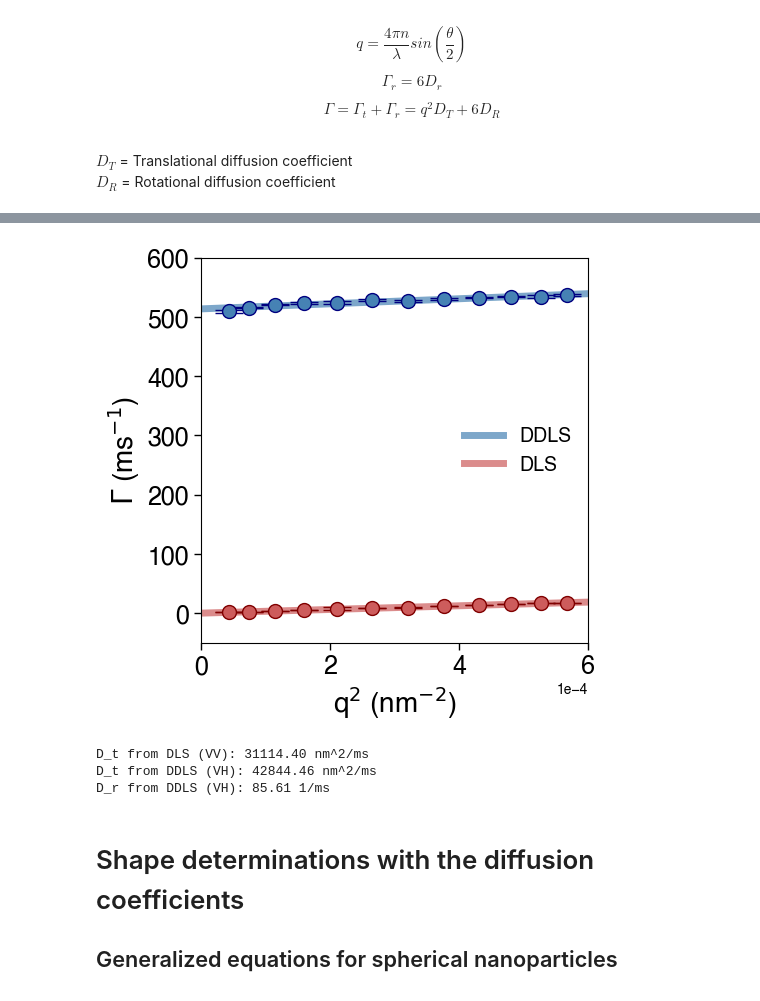
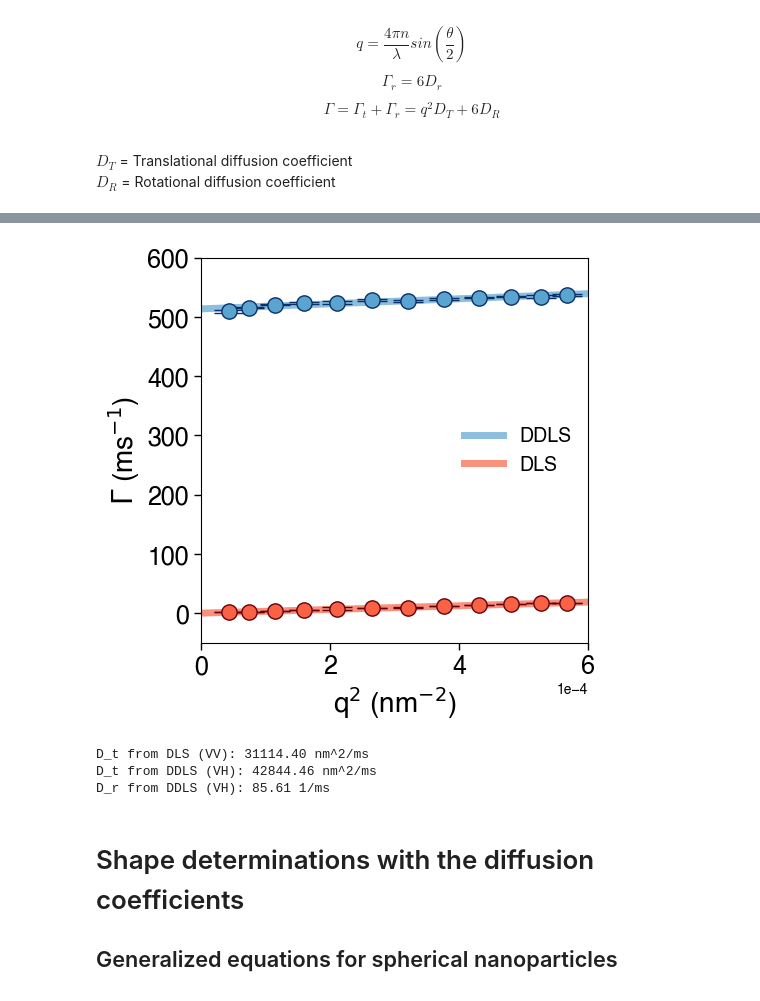
Before and after one commit to Ningravi/Anisotropic-NPs-Shape-Determination, a Jupyter notebook: Anisotropic Nanoparticle Size Determination using DLS and DDLS .ipynb, the cells around one changed output, grey strips where cells are left out. Cells and saved outputs as stored; diff of their text form; code cells hidden in the pictures.

```diff
--- a/Anisotropic Nanoparticle Size Determination using DLS and DDLS .ipynb
+++ b/Anisotropic Nanoparticle Size Determination using DLS and DDLS .ipynb
@@ -676,38 +676,38 @@ popt_VH, pcov_VH = curve_fit(linear_fit_VH, q2, average_gammas_VH)
 D_t_VH = popt_VH[0]
 D_r_VH = popt_VH[1]
 
 extrapolated_q2 = np.linspace(0, 0.0006, 100)
 extrapolated_gammas_VV = linear_fit_VV(extrapolated_q2, *popt_VV)
 extrapolated_gammas_VH = linear_fit_VH(extrapolated_q2, *popt_VH)
 
 q2 = np.array(q2)
 fig, ax = plt.subplots(figsize=(5, 5))
-plt.plot(extrapolated_q2, extrapolated_gammas_VH, '-', linewidth=5, alpha=0.7, color=c_l_DDLS, label='DDLS')
-plt.errorbar(q2, average_gammas_VH, yerr=std_gammas_VH, fmt='o', markersize=10, capsize=10, linewidth=5, markerfacecolor=c_l_DDLS, markeredgecolor=c_DDLS, color=c_DDLS)
+plt.plot(extrapolated_q2, extrapolated_gammas_VH, '-', linewidth=5, alpha=0.7, color=cmap_VH(0.4), label='DDLS')
+plt.errorbar(q2, average_gammas_VH, yerr=std_gammas_VH, fmt='o', markersize=11, capsize=11, linewidth=2, markerfacecolor=cmap_VH(0.4), markeredgecolor=cmap_VH(0.99), color=cmap_VH(0.99))
 
 #plt.plot(q2, linear_fit_VV(q2, *popt_VV), color=c_l_DLS, label='DLS')
-plt.plot(extrapolated_q2, extrapolated_gammas_VV, '-', linewidth=5, alpha=0.7, color=c_l_DLS, label='DLS')
-plt.errorbar(q2, average_gammas_VV, yerr=std_gammas_VV, fmt='o', markersize=10, capsize=10, linewidth=5, markerfacecolor=c_l_DLS, markeredgecolor=c_DLS, color=c_DLS, clip_on = False)
+plt.plot(extrapolated_q2, extrapolated_gammas_VV, '-', linewidth=5, alpha=0.7, color=cmap_VV(0.4), label='DLS')
+plt.errorbar(q2, average_gammas_VV, yerr=std_gammas_VV, fmt='o', markersize=11, capsize=11, linewidth=2, markerfacecolor=cmap_VV(0.4), markeredgecolor=cmap_VV(0.99), color=cmap_VV(0.99))
 
 plt.xlabel('q$^2$ (nm$^{-2}$)', fontsize=20)
 plt.ylabel('$\Gamma$ (ms$^{-1}$)', fontsize=20)
 plt.tick_params(axis='y', length=5, width=1, color='black', direction='out', labelsize=18)
 plt.tick_params(axis='x', length=5, width=1, color='black', direction='out', labelsize=18)
 formatter = ScalarFormatter()
 formatter.set_powerlimits((-4, -4))
 ax.xaxis.set_major_formatter(formatter)
 plt.xlim(0, 6E-4)
 plt.ylim(-50, 600)
 #plt.title('Average Gamma vs. q2', fontsize=20)
 plt.legend(frameon = False, fontsize=14)
 #plt.savefig("Gamma VS q^2 DLS vs DDLS.png", dpi=1500, bbox_inches='tight', transparent=True)
 plt.show()
 
 print(f'D_t from DLS (VV): {D_t_VV:.2f} nm^2/ms')
 print(f'D_t from DDLS (VH): {D_t_VH:.2f} nm^2/ms')
 print(f'D_r from DDLS (VH): {D_r_VH:.2f} 1/ms')
 # %% [output]
-[figure, old version]
+[figure, new version]
 D_t from DLS (VV): 31114.40 nm^2/ms
 D_t from DDLS (VH): 42844.46 nm^2/ms
 D_r from DDLS (VH): 85.61 1/ms
```
Also changed, not shown: parts of 2 cells of this notebook.
